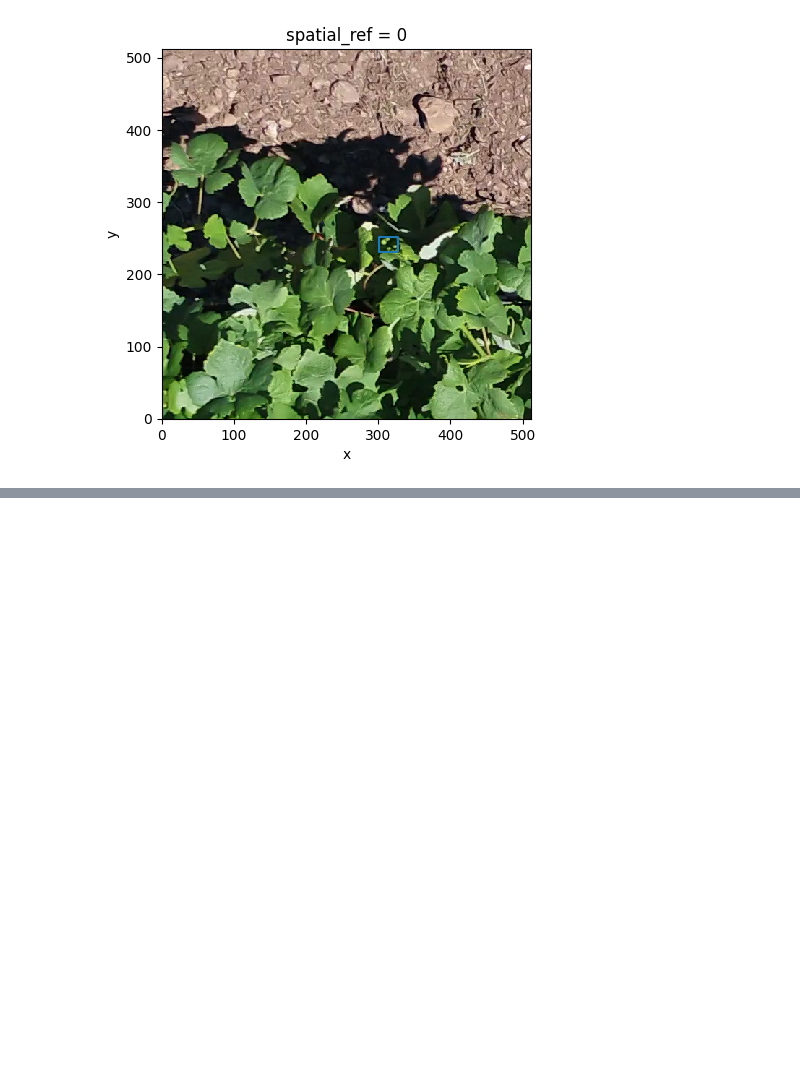
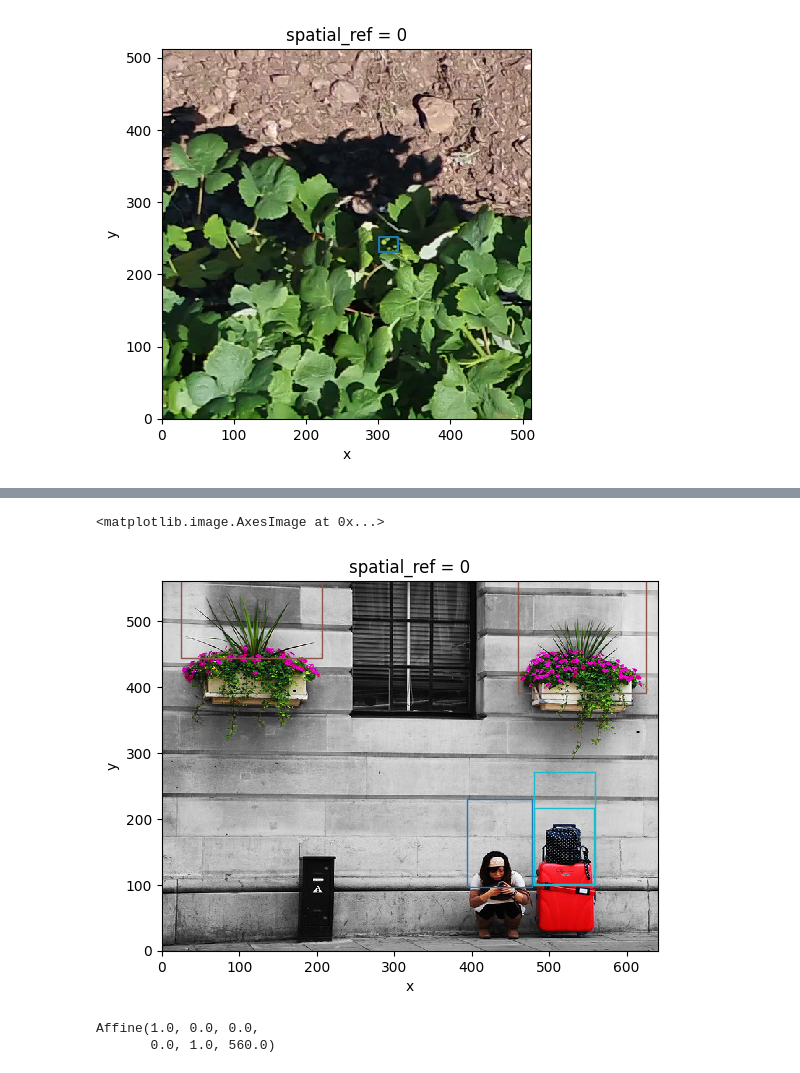
Before and after one commit to ICAERUS-EU/uavgeo, a Jupyter notebook: notebooks/import_export.ipynb, the cells around one changed output, grey strips where cells are left out. Drawn from its saved outputs; the diff is of its cells as text; code cells hidden in the pictures; blank space fills up the shorter version.

```diff
--- a/notebooks/import_export.ipynb
+++ b/notebooks/import_export.ipynb
@@ -427,0 +461,10 @@ type: index 1 is out of bounds for dimension 1 with size 1
+# %%
+
+#make sure its an iterable: in a list or whatever
+coco_dp = ug.datapipes.start_pipe([raster])
+# a single ortho is way too big to predict on: so we chip it using the xbatcher from zen3geo
+coco_dp_chipped = coco_dp.slice_with_xbatcher(input_dims = {"x":256, "y":256},input_overlap = {"x":128, "y":128})
+
+model = YOLO("yolov8n.pt")
+
+coco_predicted = coco_dp.predict_yolo(model,tf_required=True)
@@ -427,0 +477,24 @@ type: index 1 is out of bounds for dimension 1 with size 1
+# %%
+i= 0
+
+r0 = r[i]
+df = dfs[i]
+# %%
+from shapely import box
+
+geom = [box(xmin =x1,ymin=y1 , xmax=x2,ymax=y2) for x1,y1,x2,y2 in zip(df["xmin"], df["ymin"], df["xmax"], df["ymax"])]
+df = df.set_geometry(geom)
+# %%
+import matplotlib.pyplot as plt
+fig, ax = plt.subplots()
+df.plot(ax=ax, column= "class_names",facecolor ="none")
+r0.plot.imshow(ax=ax)
+#xr.DataArray(reshaped).plot.imshow(ax=ax)
+# %% [output]
+<matplotlib.image.AxesImage at 0x...>
+[figure, added]
+# %%
+r0.rio.transform()
+# %% [output]
+Affine(1.0, 0.0, 0.0,
+       0.0, 1.0, 560.0)
```
Also changed, not shown: parts of 36 cells of this notebook, 8 other files.
